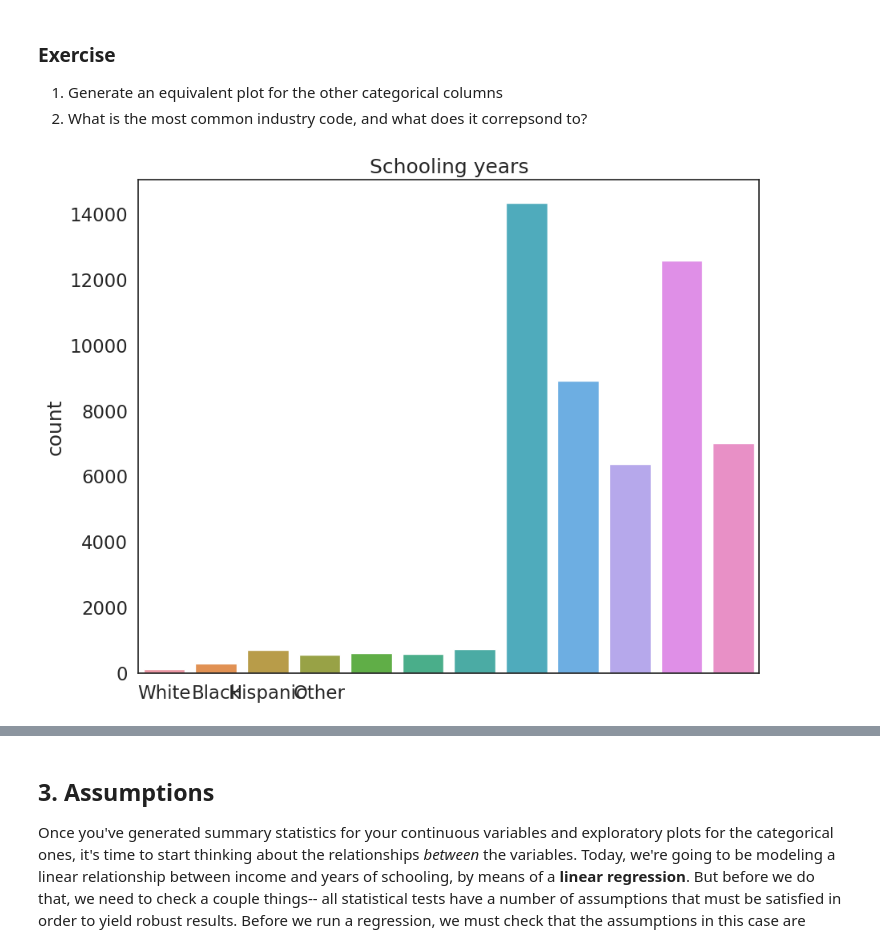
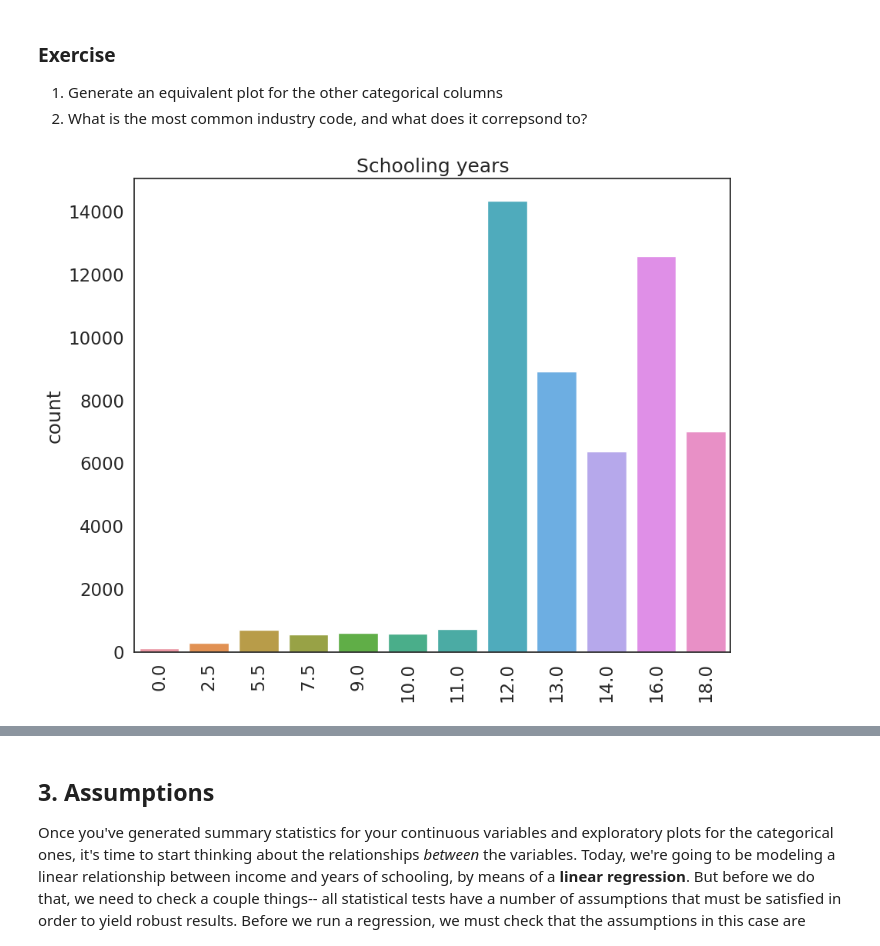
Before and after one commit to lazysheephaha/qm2, a Jupyter notebook: notebooks/W08. Linear Regression.ipynb, the cells around one changed output, grey strips where cells are left out. Saved outputs shown, nothing was run; the diff lists cells and outputs as text; code cells hidden in the pictures.

```diff
--- a/notebooks/W08. Linear Regression.ipynb
+++ b/notebooks/W08. Linear Regression.ipynb
@@ -174,12 +174,12 @@ plt.show() # show the plot
 # %%
 sns.countplot(data=reg_df, x='sch') # plot the union variable
 
 plt.title('Schooling years') # add a title
 plt.xlabel('') # remove the x axis label
-plt.xticks(ticks=[0,1,2,3],labels=['White', 'Black','Hispanic','Other']) # replace the x axis labels with more descriptive labels
+plt.xticks(rotation=90) #把x轴上的数据旋转90度
 plt.show() # show the plot
 # %% [output]
-[figure, old version]
+[figure, new version]
 # %%
 sns.countplot(data=reg_df, x='union') # plot the union variable
 
```
Also changed, not shown: parts of 1 cell of this notebook.
